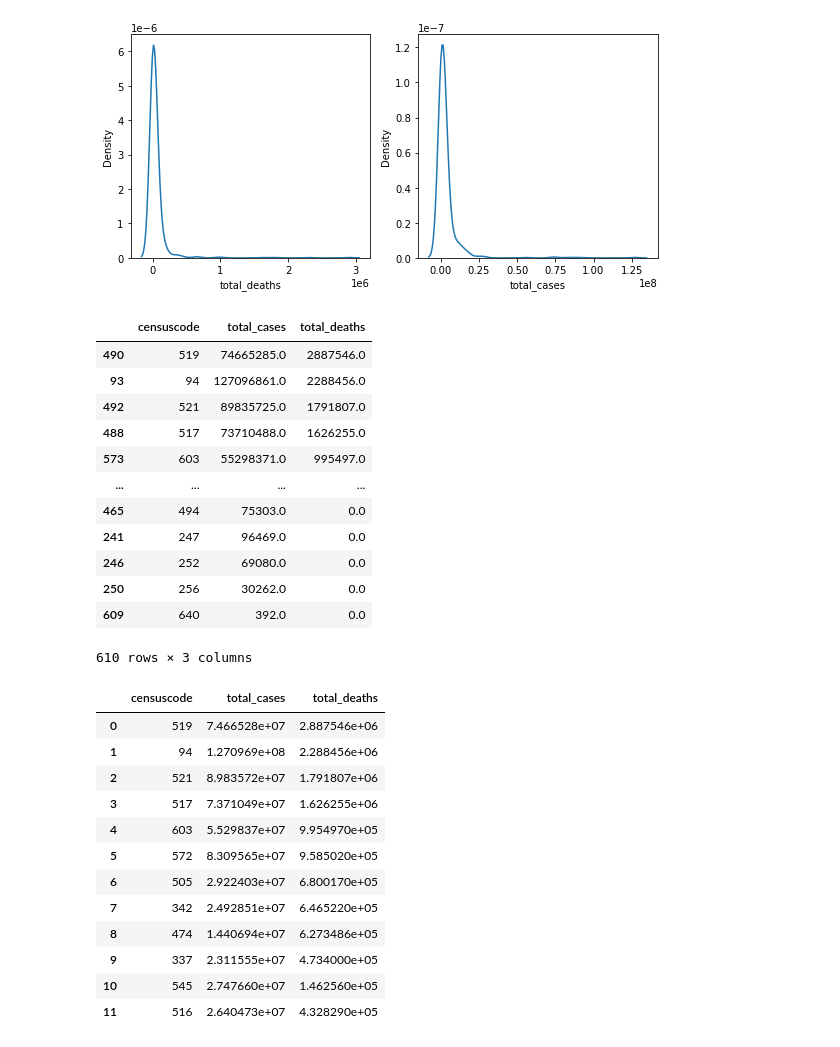
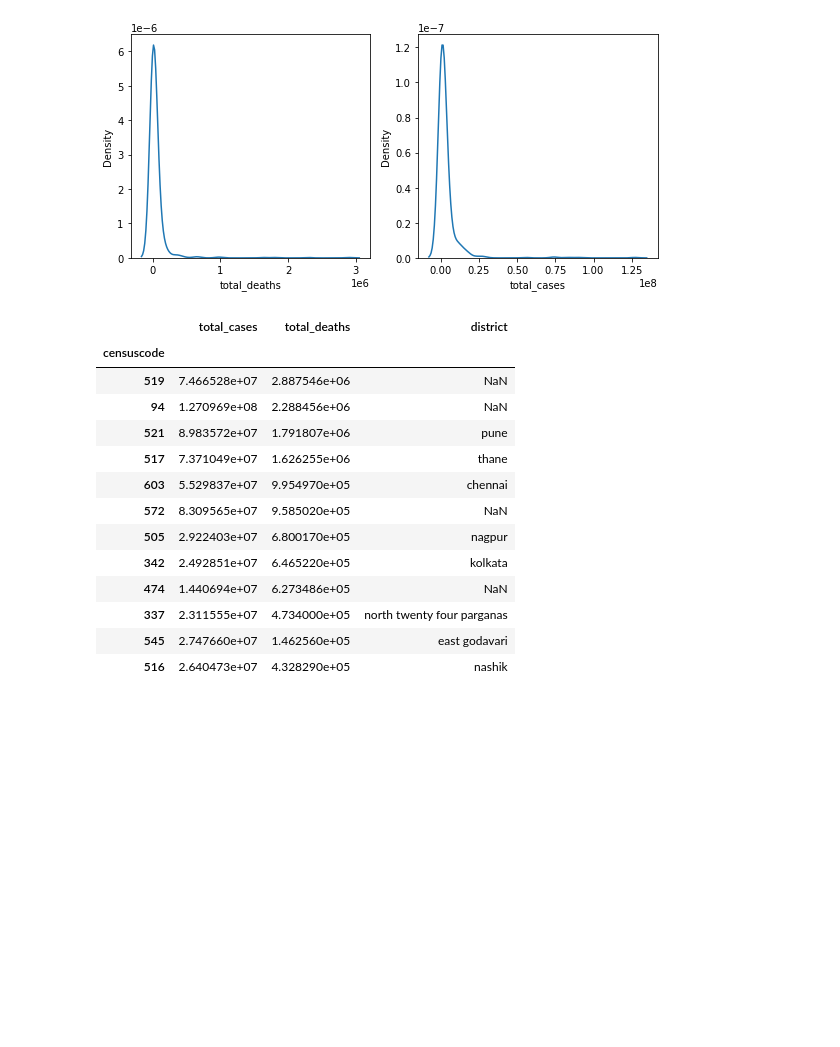
Before and after one commit to Daniel-Los/Introduction-to-datascience-final-project, a Jupyter notebook: EDA graphs.ipynb, the cells around one changed output. Saved outputs shown, nothing was run; the diff lists cells and outputs as text; code cells hidden in the pictures; blank space fills up the shorter version.

Commit message:
added keys dict

```diff
--- a/EDA graphs.ipynb
+++ b/EDA graphs.ipynb
@@ -52,0 +54,15 @@ dtot.head()
+# %%
+ddrop_keys = keys_frame.drop(['pc11_state_id','pc11_state_name','shrid'],axis=1)
+
+#drops duplicates
+dkeys = ddrop_keys.drop_duplicates(subset=['pc11_district_name']).rename({'pc11_district_id': 'censuscode', 'pc11_district_name': 'district'}, axis=1)
+
+#converts censuscode float to int
+dkeys = dkeys.fillna(0).astype({'censuscode': 'int64'})
+
+#sets censuscode as index
+dkeys = dkeys.set_index('censuscode')
+
+dkeys_dict = dkeys.to_dict()
+
+dkeys
@@ -68,37 +99,28 @@ f.tight_layout()
 <AxesSubplot:xlabel='total_cases', ylabel='Density'>
 [figure]
 # %%
-dtot.sort_values(by=['total_deaths'],ascending = False)
-
+#sorts by 10 most affected districts
 dh_cases = dtot.sort_values(by=['total_cases'],ascending = False).head(10)
 dh_deaths = dtot.sort_values(by=['total_deaths'],ascending = False).head(10)
 
-df_merge = pd.merge(dh_deaths, dh_cases, how='outer')
-df_merge
+#merges databases
+df_merge = pd.merge(dh_deaths, dh_cases, how='outer').set_index('censuscode')
+
+df_dc = df_merge.join(dkeys)
+
+df_dc
 # %% [output]
-|  | censuscode | total_cases | total_deaths |
-| 490 | 519 | 74665285.0 | 2887546.0 |
-| 93 | 94 | 127096861.0 | 2288456.0 |
-| 492 | 521 | 89835725.0 | 1791807.0 |
-| 488 | 517 | 73710488.0 | 1626255.0 |
-| 573 | 603 | 55298371.0 | 995497.0 |
-| ... | ... | ... | ... |
-| 465 | 494 | 75303.0 | 0.0 |
-| 241 | 247 | 96469.0 | 0.0 |
-| 246 | 252 | 69080.0 | 0.0 |
-| 250 | 256 | 30262.0 | 0.0 |
-| 609 | 640 | 392.0 | 0.0 |
+|  | total_cases | total_deaths | district |
+| censuscode |  |  |  |
+| 519 | 7.466528e+07 | 2.887546e+06 | NaN |
+| 94 | 1.270969e+08 | 2.288456e+06 | NaN |
+| 521 | 8.983572e+07 | 1.791807e+06 | pune |
+| 517 | 7.371049e+07 | 1.626255e+06 | thane |
+| 603 | 5.529837e+07 | 9.954970e+05 | chennai |
+| 572 | 8.309565e+07 | 9.585020e+05 | NaN |
+| 505 | 2.922403e+07 | 6.800170e+05 | nagpur |
+| 342 | 2.492851e+07 | 6.465220e+05 | kolkata |
+| 474 | 1.440694e+07 | 6.273486e+05 | NaN |
+| 337 | 2.311555e+07 | 4.734000e+05 | north twenty four parganas |
+| 545 | 2.747660e+07 | 1.462560e+05 | east godavari |
+| 516 | 2.640473e+07 | 4.328290e+05 | nashik |
-610 rows × 3 columns
-|  | censuscode | total_cases | total_deaths |
-| 0 | 519 | 7.466528e+07 | 2.887546e+06 |
-| 1 | 94 | 1.270969e+08 | 2.288456e+06 |
-| 2 | 521 | 8.983572e+07 | 1.791807e+06 |
-| 3 | 517 | 7.371049e+07 | 1.626255e+06 |
-| 4 | 603 | 5.529837e+07 | 9.954970e+05 |
-| 5 | 572 | 8.309565e+07 | 9.585020e+05 |
-| 6 | 505 | 2.922403e+07 | 6.800170e+05 |
-| 7 | 342 | 2.492851e+07 | 6.465220e+05 |
-| 8 | 474 | 1.440694e+07 | 6.273486e+05 |
-| 9 | 337 | 2.311555e+07 | 4.734000e+05 |
-| 10 | 545 | 2.747660e+07 | 1.462560e+05 |
-| 11 | 516 | 2.640473e+07 | 4.328290e+05 |
```
Also changed, not shown: parts of 4 cells of this notebook, 5 other files.
